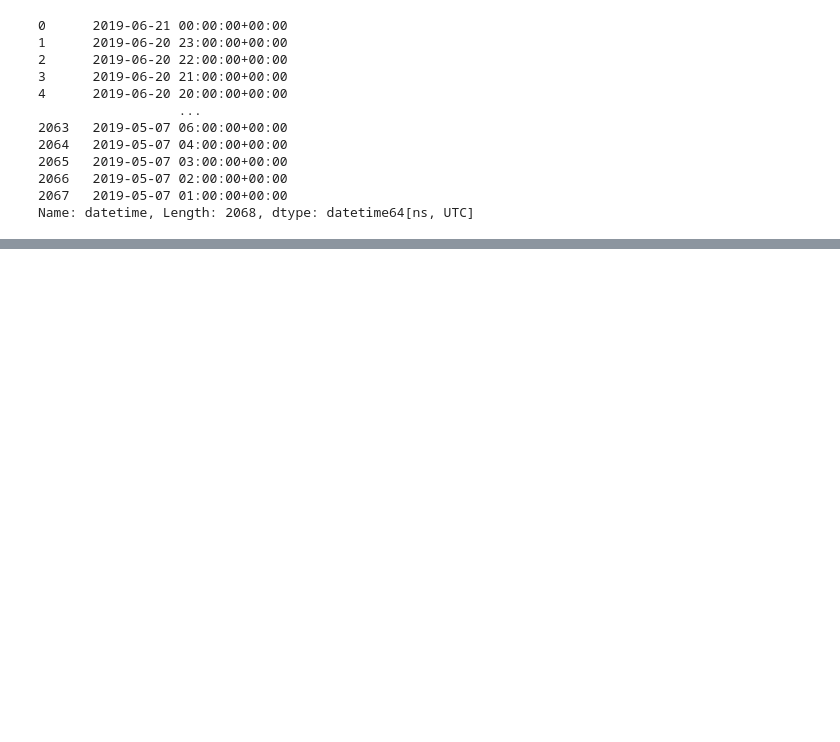
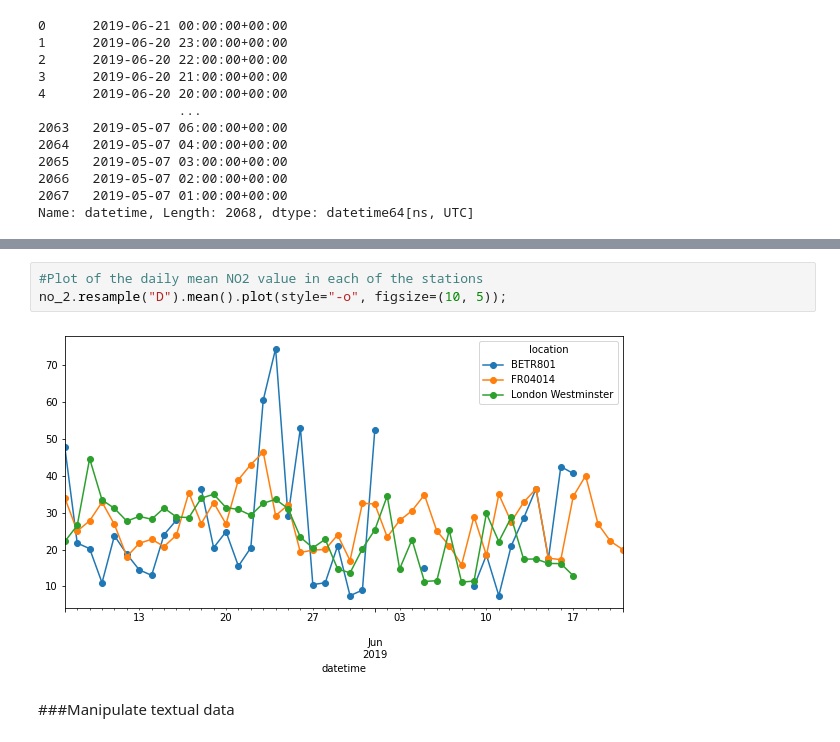
Before and after one commit to arifarman02/Learning_data_science, a Jupyter notebook: Pandas.ipynb, the cells around one changed output, grey strips where cells are left out. Saved outputs shown, nothing was run; the diff lists cells and outputs as text; blank space fills up the shorter version.

```diff
--- a/Pandas.ipynb
+++ b/Pandas.ipynb
@@ -716,0 +789,7 @@ Name: datetime, Length: 2068, dtype: datetime64[ns, UTC]
+# %%
+#Plot of the daily mean NO2 value in each of the stations
+no_2.resample("D").mean().plot(style="-o", figsize=(10, 5));
+# %% [output]
+[figure, added]
+# %% [markdown]
+###Manipulate textual data
```
Also changed, not shown: parts of 25 cells of this notebook.
